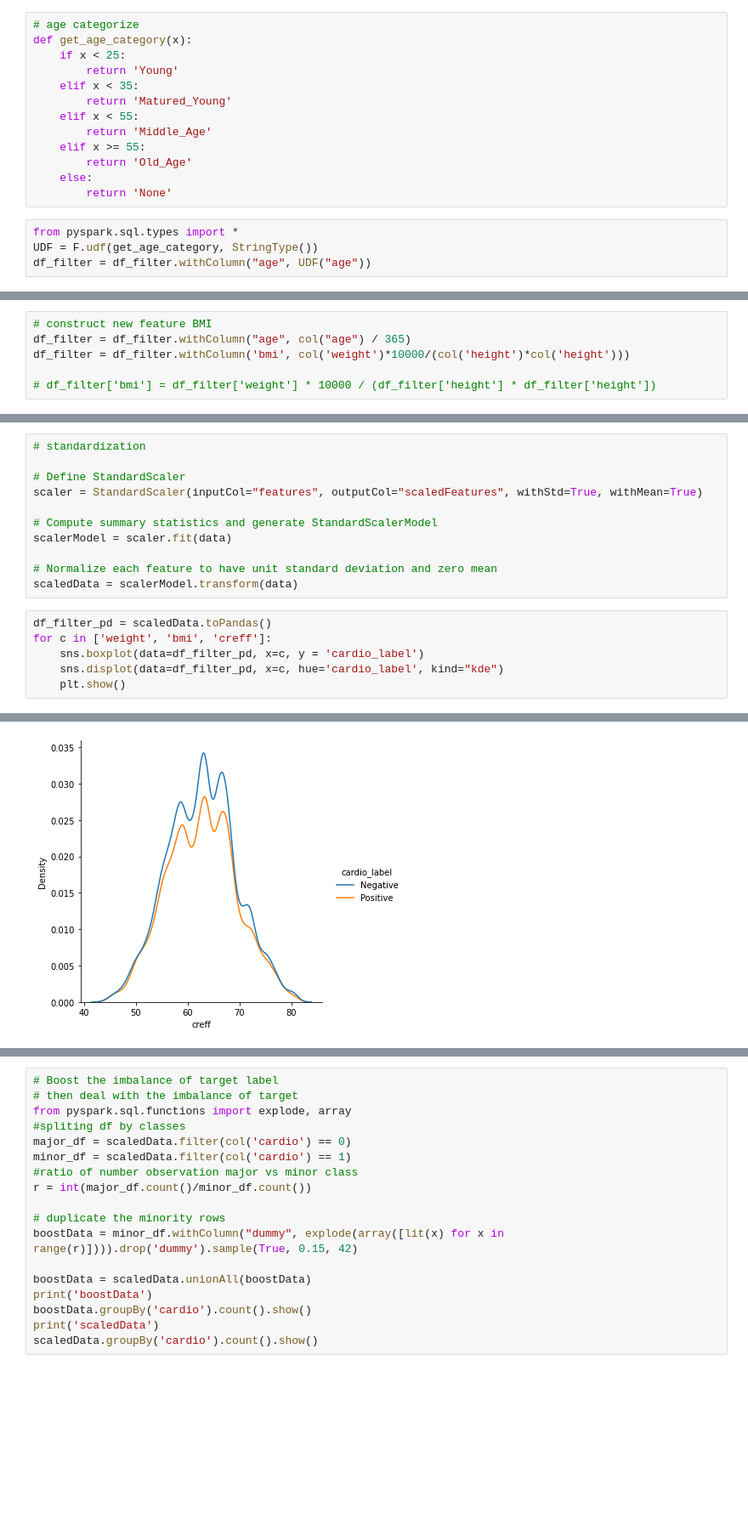
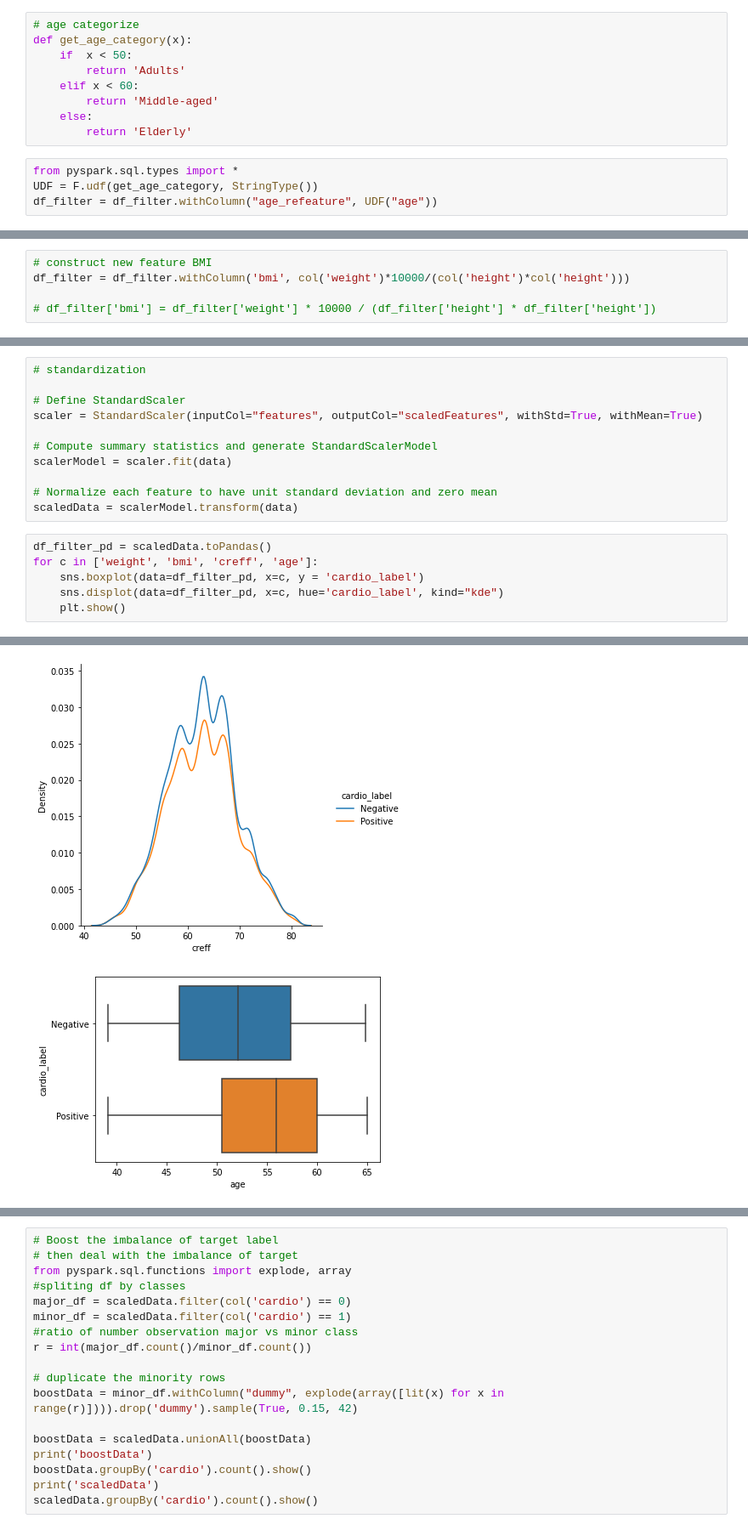
Before and after one commit to zhou373/infosys722, a Jupyter notebook: BDAS.ipynb, the cells around one changed output, grey strips where cells are left out. Shown at 85% size. Saved outputs shown, nothing was run; the diff lists cells and outputs as text; blank space fills up the shorter version.

```diff
--- a/BDAS.ipynb
+++ b/BDAS.ipynb
@@ -312,17 +374,13 @@ df_filter = df_filter.withColumn("age", col("age") / 365)
 # %%
 # age categorize
 def get_age_category(x):
-    if x < 25:
-        return 'Young'
-    elif x < 35:
-        return 'Matured_Young'
-    elif x < 55:
-        return 'Middle_Age'
-    elif x >= 55:
-        return 'Old_Age'
+    if  x < 50:
+        return 'Adults'
+    elif x < 60:
+        return 'Middle-aged'
     else:
-        return 'None'
+        return 'Elderly'
 # %%
 from pyspark.sql.types import *
 UDF = F.udf(get_age_category, StringType())
-df_filter = df_filter.withColumn("age", UDF("age"))
+df_filter = df_filter.withColumn("age_refeature", UDF("age"))
@@ -336,7 +404,6 @@ mapping_gender = create_map([lit(x) for x in chain(*dictionary_gender.items())])
 df_filter = df_filter.withColumn('gender', mapping_gender[col('gender')])
 # %%
 # construct new feature BMI
-df_filter = df_filter.withColumn("age", col("age") / 365)
 df_filter = df_filter.withColumn('bmi', col('weight')*10000/(col('height')*col('height')))
 
 # df_filter['bmi'] = df_filter['weight'] * 10000 / (df_filter['height'] * df_filter['height'])
@@ -541,14 +630,15 @@ scalerModel = scaler.fit(data)
 scaledData = scalerModel.transform(data)
 # %%
 df_filter_pd = scaledData.toPandas()
-for c in ['weight', 'bmi', 'creff']:
+for c in ['weight', 'bmi', 'creff', 'age']:
     sns.boxplot(data=df_filter_pd, x=c, y = 'cardio_label')
     sns.displot(data=df_filter_pd, x=c, hue='cardio_label', kind="kde")
     plt.show()
 # %% [output]
 [figure]
 [figure]
 [figure]
 [figure]
 [figure]
 [figure]
+[figure, added]
```
Also changed, not shown: parts of 34 cells of this notebook, 1 other file.
